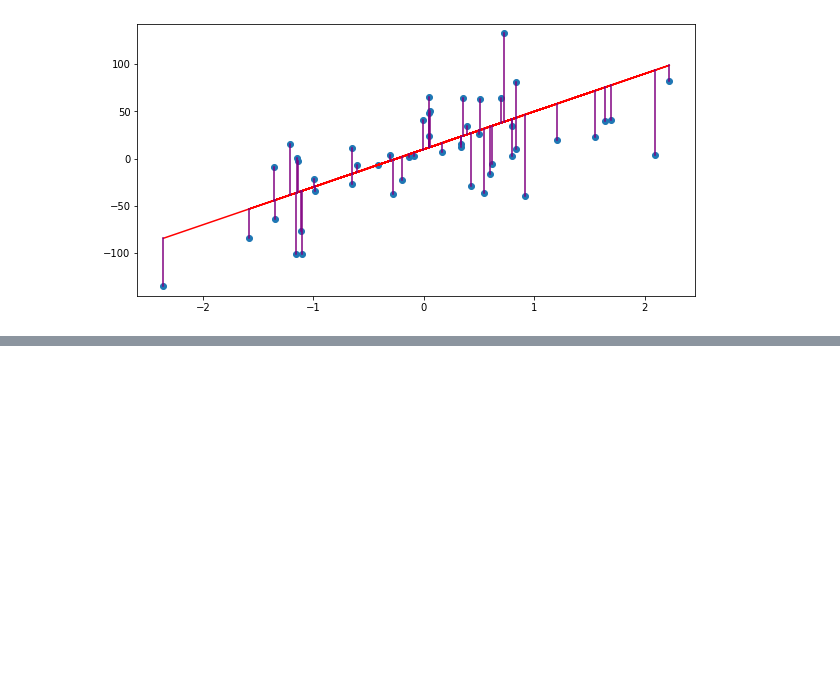
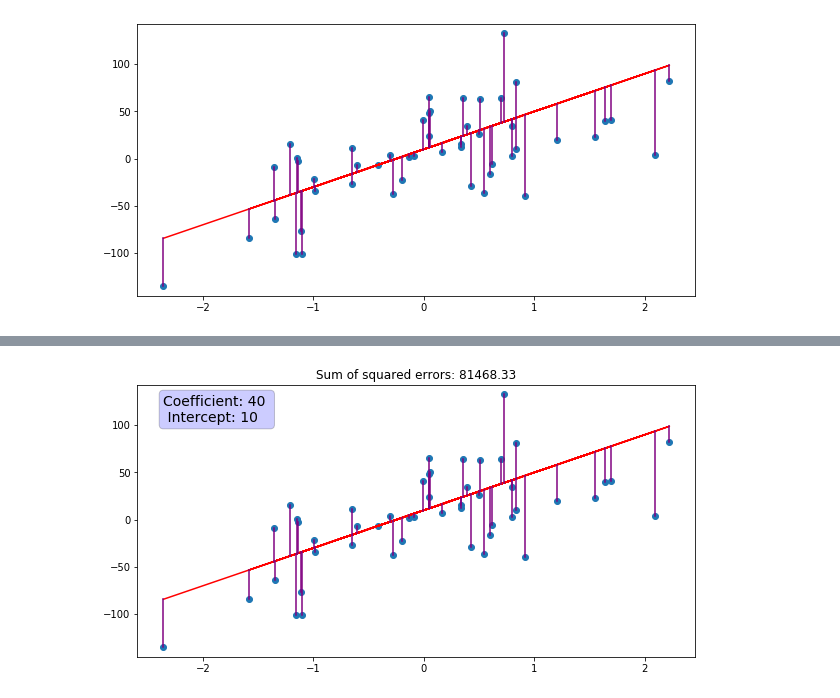
Before and after one commit to max-miller/ds_ground_up, a Jupyter notebook: regression/regression.ipynb, the cells around one changed output, grey strips where cells are left out. Drawn from its saved outputs; the diff is of its cells as text; code cells hidden in the pictures; blank space fills up the shorter version.

```diff
--- a/regression/regression.ipynb
+++ b/regression/regression.ipynb
@@ -54,14 +55,3 @@ def cost_function_example(x,y,coeff,intercept,fraction):
 cost_function_example(x,y,40,10,1)
 # %% [output]
 [figure]
-# %%
-coeff = 40
-intercept = 10
-fraction = .5
-ymin = min(y)+(min(y)*1.05)
-ymax = max(y) + (max(y)*1.05)
-yy = coeff*x + intercept
-points = np.random.choice(range(0,len(x)),int(fraction*len(x)),replace=False)
-plt.figure(figsize=(10,5))
-plt.scatter(x,y)
-plt.plot(x,yy)
@@ -71,4 +57,0 @@ plt.plot(x,yy)
-# %%
-n = points[0]
-seg_min = min((y[n]-ymin)/(ymax-ymin),(coeff*x[n]+intercept)/(ymax-ymin))
-seg_max = max((y[n]-ymin)/(ymax-ymin),(coeff*x[n]+intercept)/(ymax-ymin))
@@ -131,0 +62,25 @@ test
+# %%
+def cost_function_sse(x,y,coeff,intercept):
+    ymin = min(y)-10
+    ymax = max(y)+10
+    yy = coeff*x + intercept
+
+    plt.figure(figsize=(10,5))
+    plt.ylim(ymin,ymax)
+    plt.scatter(x,y)
+    plt.plot(x,yy,c='r')
+    sse = 0
+    for n in range(0,len(x)):
+        seg_min = min((y[n]-ymin)/(ymax-ymin),(coeff*x[n]+intercept-ymin)/(ymax-ymin))
+        seg_max = max((y[n]-ymin)/(ymax-ymin),(coeff*x[n]+intercept-ymin)/(ymax-ymin))
+        plt.axvline(x[n],ymin=seg_min, ymax=seg_max,c='purple')
+        sse += (y[n]-(coeff*x[n]+intercept))**2
+    plt.title(f'Sum of squared errors: {round(sse[0],2)}')
+
+    props = dict(boxstyle='round', facecolor='blue', alpha=0.2)
+    plt.text(min(x), max(y), f'Coefficient: {coeff} \n Intercept: {intercept}',
+             fontsize=14, verticalalignment='top',bbox=props)
+# %%
+cost_function_sse(x,y,40,10)
+# %% [output]
+[figure, added]
```
Also changed, not shown: parts of 14 cells of this notebook.
